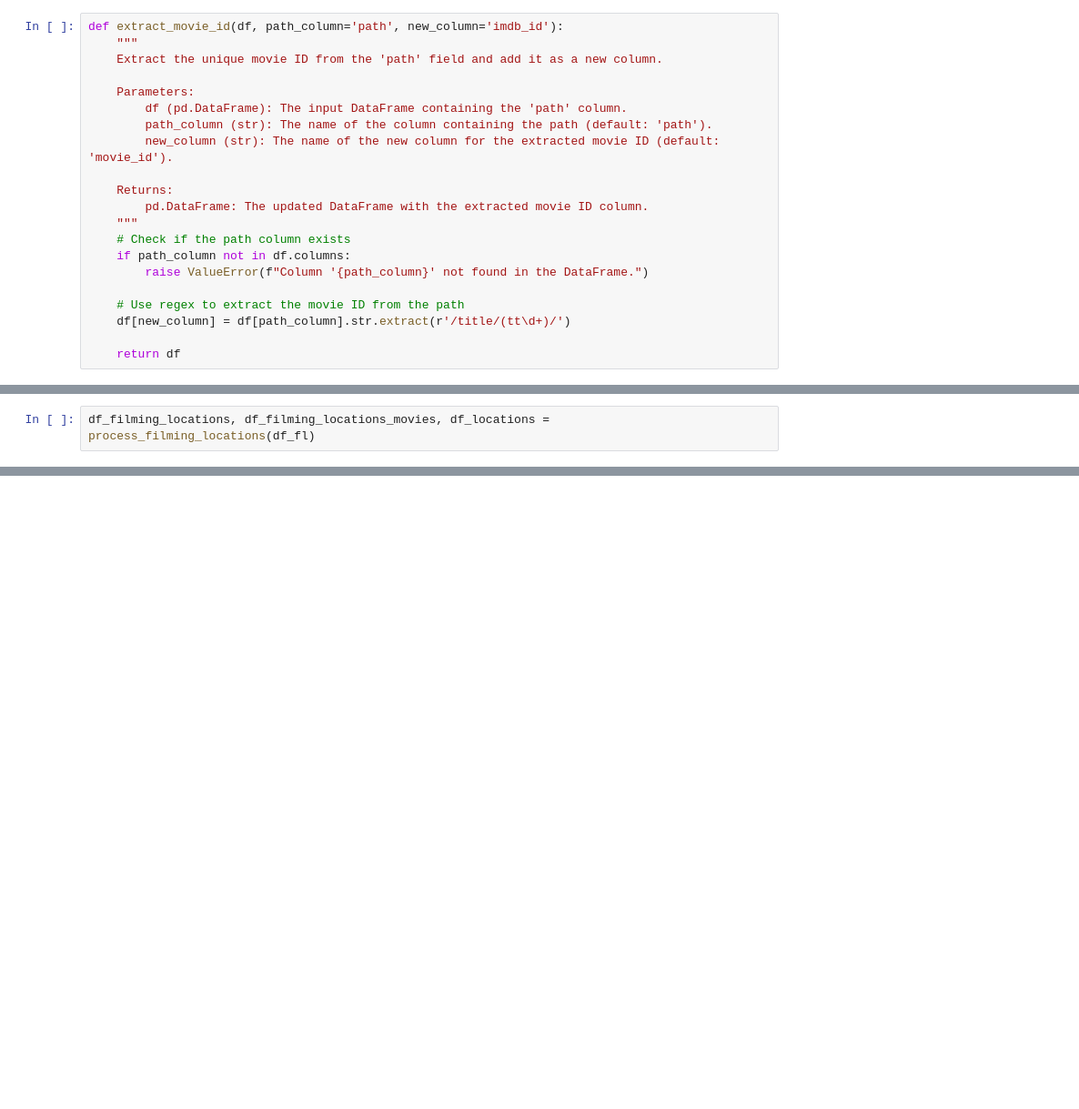
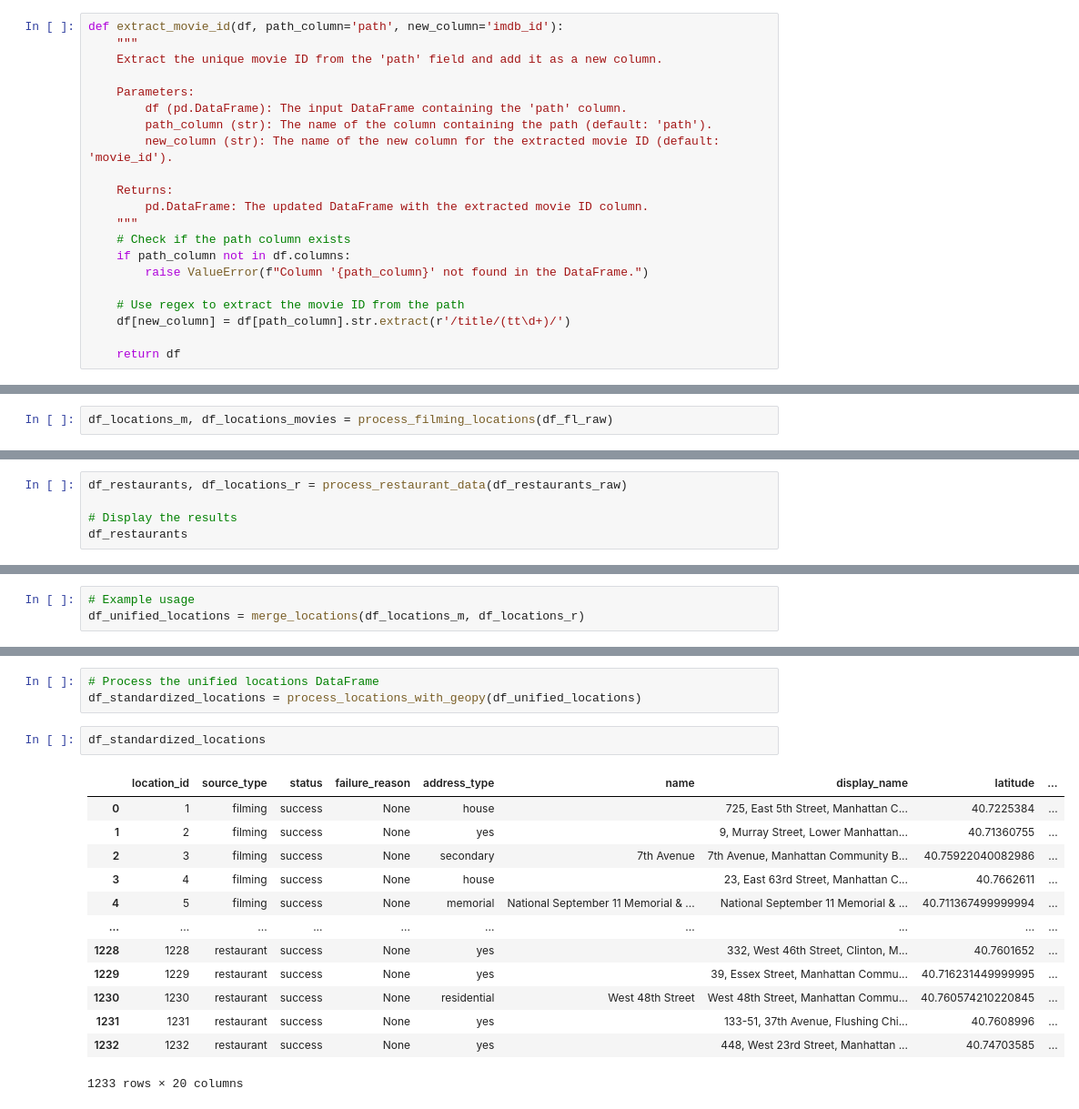
Before and after one commit to VictorHueni/food-and-the-city, a Jupyter notebook: data-analysis.ipynb, the cells around one changed output, grey strips where cells are left out. Shown: that part at 91% size. Cells and saved outputs as stored; diff of their text form; blank space fills up the shorter version.

Commit message:
finalize data trasnformation, load data into postgres db

```diff
--- a/data-analysis.ipynb
+++ b/data-analysis.ipynb
@@ -547,2 +524,2 @@ def process_filming_locations(df):
 # %%
-df_filming_locations, df_filming_locations_movies, df_locations = process_filming_locations(df_fl)
+df_locations_m, df_locations_movies = process_filming_locations(df_fl_raw)
@@ -587,0 +579,5 @@ These imdb_id values are missing in df_movies_cleaned: {'tt0226935', 'tt0070121'
+# %%
+df_restaurants, df_locations_r = process_restaurant_data(df_restaurants_raw)
+
+# Display the results
+df_restaurants
@@ -587,0 +639,3 @@ These imdb_id values are missing in df_movies_cleaned: {'tt0226935', 'tt0070121'
+# %%
+# Example usage
+df_unified_locations = merge_locations(df_locations_m, df_locations_r)
@@ -587,0 +793,19 @@ These imdb_id values are missing in df_movies_cleaned: {'tt0226935', 'tt0070121'
+# %%
+# Process the unified locations DataFrame
+df_standardized_locations = process_locations_with_geopy(df_unified_locations)
+# %%
+df_standardized_locations
+# %% [output]
+|  | location_id | source_type | status | failure_reason | address_type | name | display_name | latitude | ... |
+| 0 | 1 | filming | success | None | house |  | 725, East 5th Street, Manhattan C... | 40.7225384 | ... |
+| 1 | 2 | filming | success | None | yes |  | 9, Murray Street, Lower Manhattan... | 40.71360755 | ... |
+| 2 | 3 | filming | success | None | secondary | 7th Avenue | 7th Avenue, Manhattan Community B... | 40.75922040082986 | ... |
+| 3 | 4 | filming | success | None | house |  | 23, East 63rd Street, Manhattan C... | 40.7662611 | ... |
+| 4 | 5 | filming | success | None | memorial | National September 11 Memorial & ... | National September 11 Memorial & ... | 40.711367499999994 | ... |
+| ... | ... | ... | ... | ... | ... | ... | ... | ... | ... |
+| 1228 | 1228 | restaurant | success | None | yes |  | 332, West 46th Street, Clinton, M... | 40.7601652 | ... |
+| 1229 | 1229 | restaurant | success | None | yes |  | 39, Essex Street, Manhattan Commu... | 40.716231449999995 | ... |
+| 1230 | 1230 | restaurant | success | None | residential | West 48th Street | West 48th Street, Manhattan Commu... | 40.760574210220845 | ... |
+| 1231 | 1231 | restaurant | success | None | yes |  | 133-51, 37th Avenue, Flushing Chi... | 40.7608996 | ... |
+| 1232 | 1232 | restaurant | success | None | yes |  | 448, West 23rd Street, Manhattan ... | 40.74703585 | ... |
+1233 rows × 20 columns
```
Also changed, not shown: parts of 38 cells of this notebook, 2 other files.
